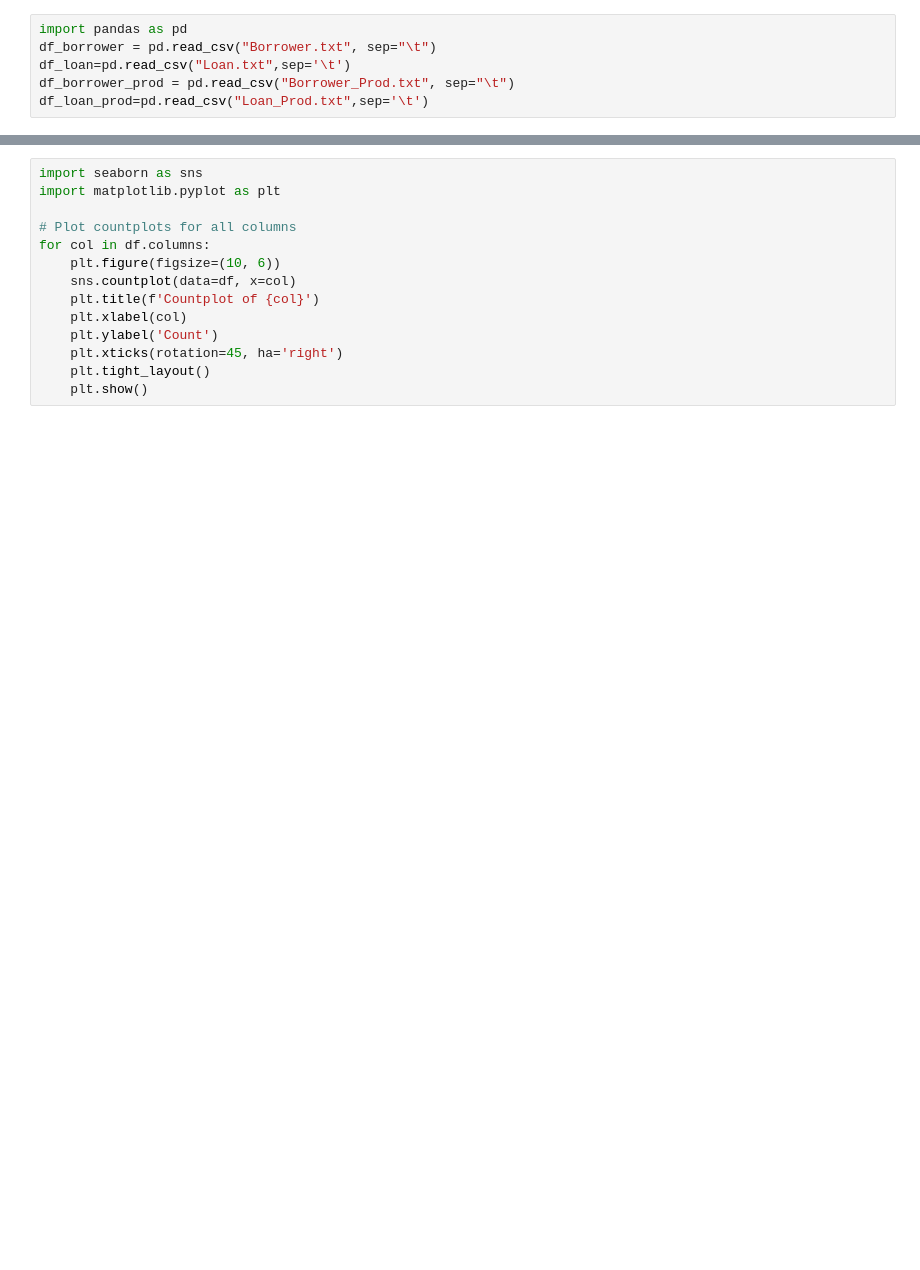
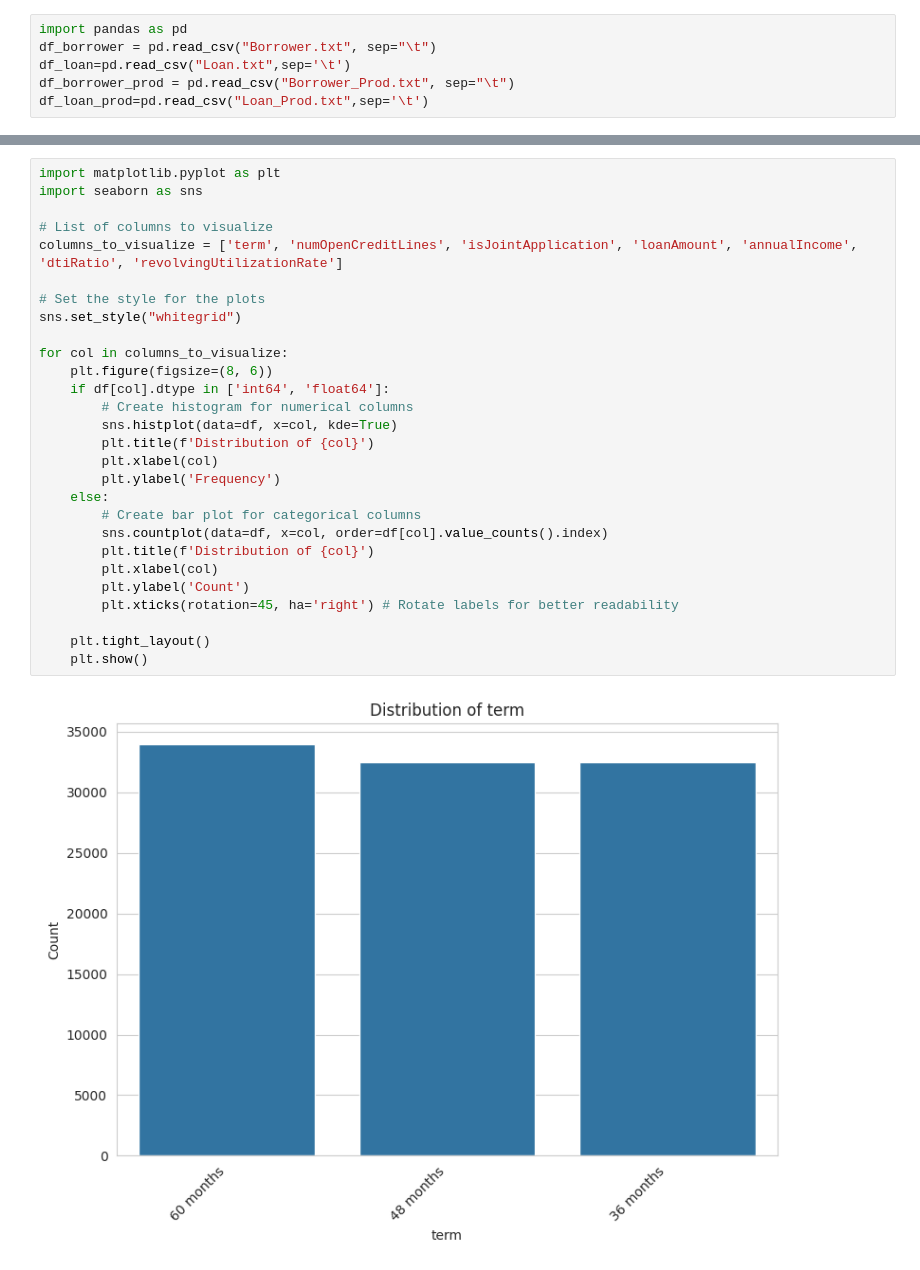
Before and after one commit to springboardmentor891v/CreditPathAI, a Jupyter notebook: microsoft_notebooks/eda_report.ipynb, the cells around one changed output, grey strips where cells are left out. Drawn from its saved outputs; the diff is of its cells as text; blank space fills up the shorter version.

```diff
--- a/microsoft_notebooks/eda_report.ipynb
+++ b/microsoft_notebooks/eda_report.ipynb
@@ -162,14 +373,30 @@ for col in df.select_dtypes(include='object').columns:
 # %%
+import matplotlib.pyplot as plt
 import seaborn as sns
-import matplotlib.pyplot as plt
 
-# Plot countplots for all columns
-for col in df.columns:
-    plt.figure(figsize=(10, 6))
-    sns.countplot(data=df, x=col)
-    plt.title(f'Countplot of {col}')
-    plt.xlabel(col)
-    plt.ylabel('Count')
-    plt.xticks(rotation=45, ha='right')
+# List of columns to visualize
+columns_to_visualize = ['term', 'numOpenCreditLines', 'isJointApplication', 'loanAmount', 'annualIncome', 'dtiRatio', 'revolvingUtilizationRate']
+
+# Set the style for the plots
+sns.set_style("whitegrid")
+
+for col in columns_to_visualize:
+    plt.figure(figsize=(8, 6))
+    if df[col].dtype in ['int64', 'float64']:
+        # Create histogram for numerical columns
+        sns.histplot(data=df, x=col, kde=True)
+        plt.title(f'Distribution of {col}')
+        plt.xlabel(col)
+        plt.ylabel('Frequency')
+    else:
+        # Create bar plot for categorical columns
+        sns.countplot(data=df, x=col, order=df[col].value_counts().index)
+        plt.title(f'Distribution of {col}')
+        plt.xlabel(col)
+        plt.ylabel('Count')
+        plt.xticks(rotation=45, ha='right') # Rotate labels for better readability
+
     plt.tight_layout()
     plt.show()
+# %% [output]
+[figure, added]
```
Also changed, not shown: parts of 27 cells of this notebook.
